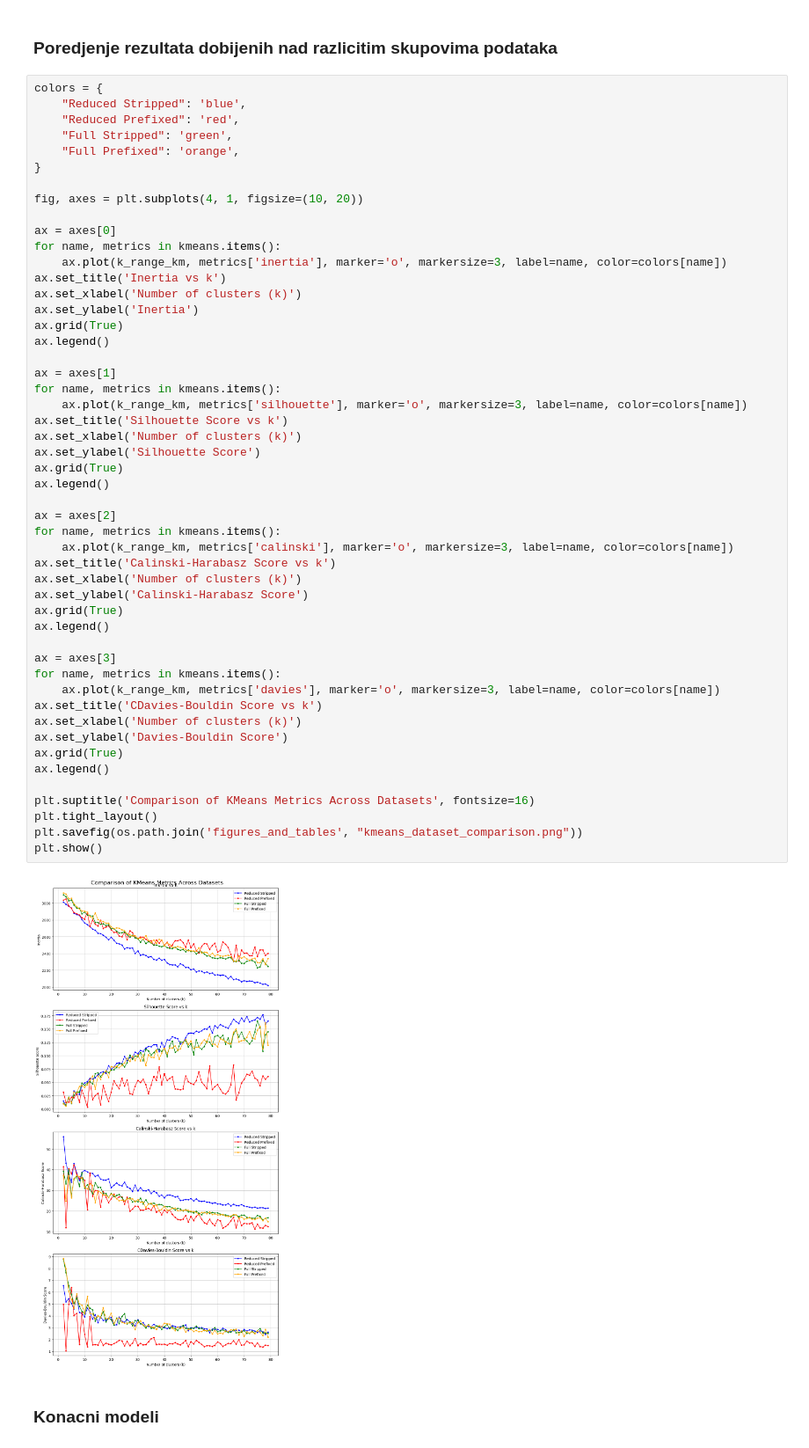
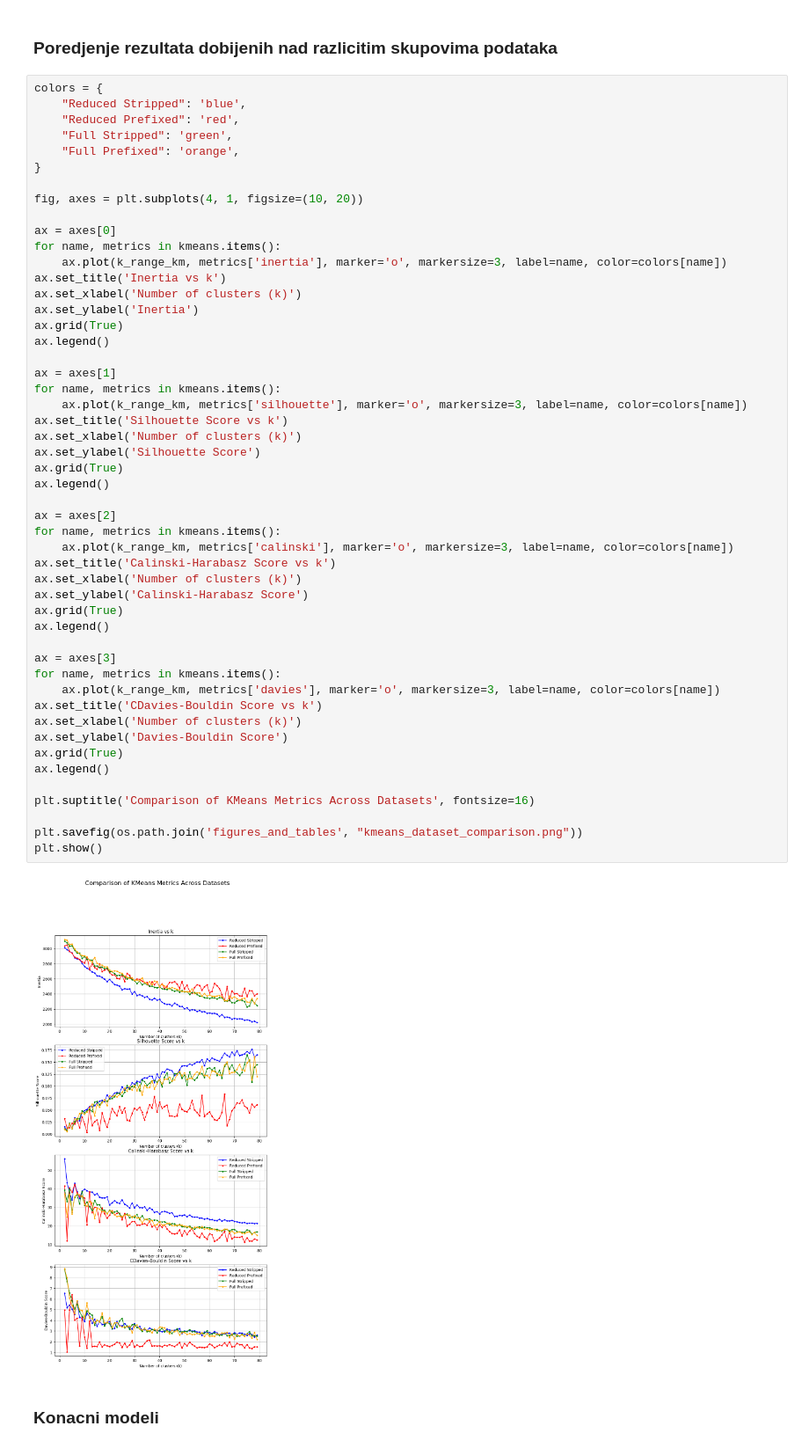
Before and after one commit to bogdanm0/farm_ad_analysis, a Jupyter notebook: Clustering.ipynb, the cells around one changed output. Shown at 88% size. Drawn from its saved outputs; the diff is of its cells as text.

```diff
--- a/Clustering.ipynb
+++ b/Clustering.ipynb
@@ -198,35 +194,35 @@ ax = axes[1]
 for name, metrics in kmeans.items():
     ax.plot(k_range_km, metrics['silhouette'], marker='o', markersize=3, label=name, color=colors[name])
 ax.set_title('Silhouette Score vs k')
 ax.set_xlabel('Number of clusters (k)')
 ax.set_ylabel('Silhouette Score')
 ax.grid(True)
 ax.legend()
 
 ax = axes[2]
 for name, metrics in kmeans.items():
     ax.plot(k_range_km, metrics['calinski'], marker='o', markersize=3, label=name, color=colors[name])
 ax.set_title('Calinski-Harabasz Score vs k')
 ax.set_xlabel('Number of clusters (k)')
 ax.set_ylabel('Calinski-Harabasz Score')
 ax.grid(True)
 ax.legend()
 
 ax = axes[3]
 for name, metrics in kmeans.items():
     ax.plot(k_range_km, metrics['davies'], marker='o', markersize=3, label=name, color=colors[name])
 ax.set_title('CDavies-Bouldin Score vs k')
 ax.set_xlabel('Number of clusters (k)')
 ax.set_ylabel('Davies-Bouldin Score')
 ax.grid(True)
 ax.legend()
 
 plt.suptitle('Comparison of KMeans Metrics Across Datasets', fontsize=16)
-plt.tight_layout()
+
 plt.savefig(os.path.join('figures_and_tables', "kmeans_dataset_comparison.png"))
 plt.show()
 # %% [output]
-[figure, old version]
+[figure, new version]
 # %% [markdown]
 ### Konacni modeli
 # %%
```
Also changed, not shown: parts of 18 cells of this notebook, 42 other files.
